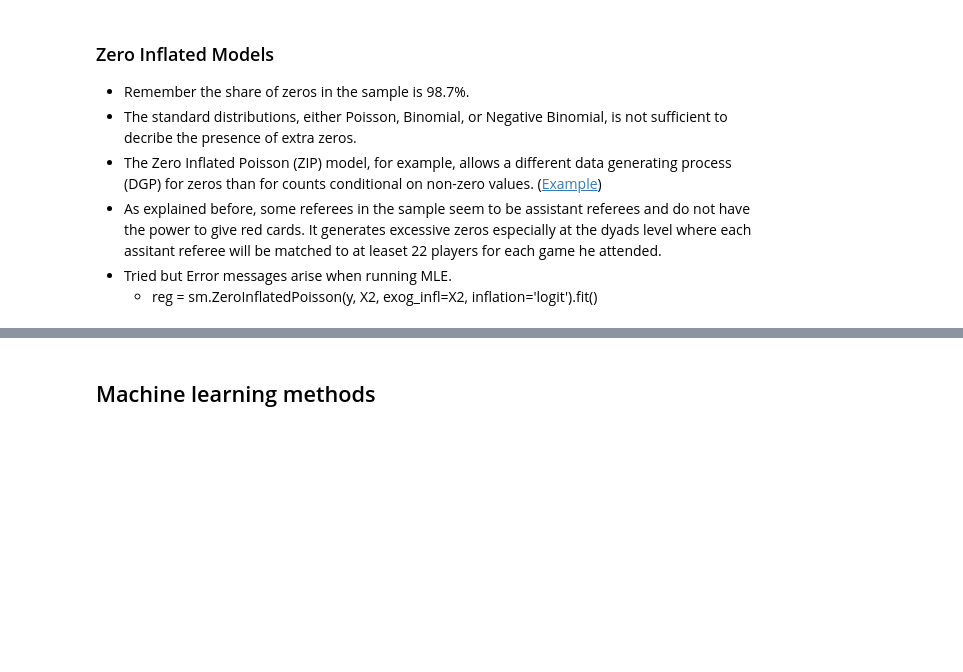
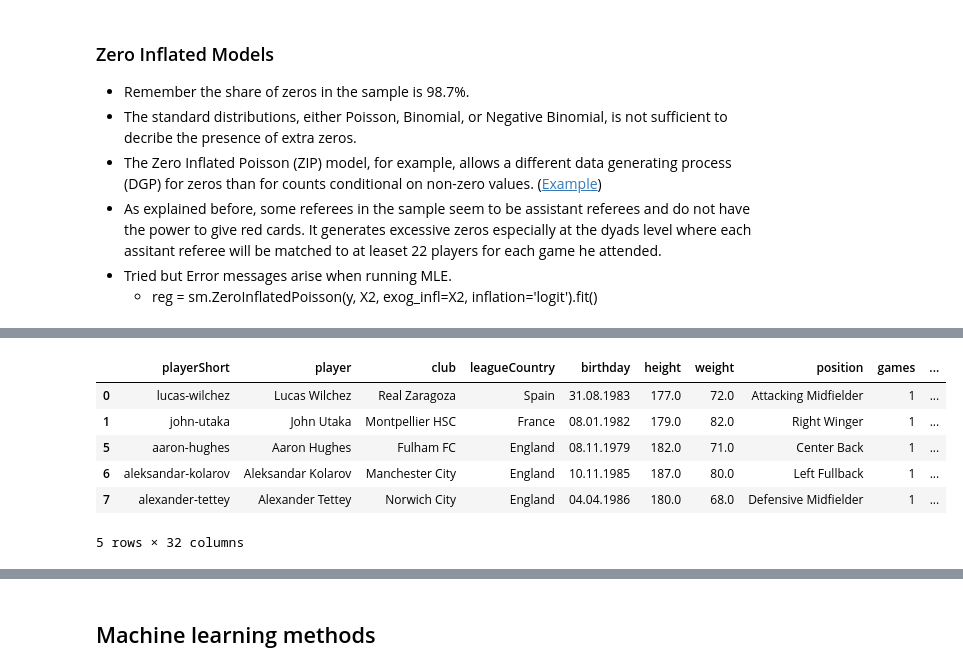
Before and after one commit to xnsue2020/redcards, a Jupyter notebook: redcard.ipynb, the cells around one changed output, grey strips where cells are left out. Cells and saved outputs as stored; diff of their text form; code cells hidden in the pictures; blank space fills up the shorter version.

```diff
--- a/redcard.ipynb
+++ b/redcard.ipynb
@@ -662,0 +673,30 @@ summary_col([reg31, reg32, reg34, reg35, reg37, reg38],
+# %%
+## Prepare the sample: start from load the data section
+
+df.dropna(inplace=True) # drop obs without skin color rating
+df['avgcolor'] = df[['rater1', 'rater2']].mean(axis=1)
+df['dark2'] = (df.avgcolor >= 0.75)*1
+df['birthyr'] = df['birthday'].str[-4:].astype(int)
+
+random.seed(2020)
+n = len(df)
+rdnum = random.sample(range(n), n) # gen random number from 0 to n-1
+temp1 = df['dark2'].iloc[rdnum] # use the random number as index to subset avgcolor
+temp2 = np.array(temp1) # save the 'values' without alignments
+df['dark2_rd'] = temp2 # assign the randomized skin color to a new column
+
+df.head()
+
+## Note:
+# df.avgcolor.sample(frac=1, replace=False, random_state=2020) does not work because
+# pandas aligns all AXES when setting Series and DataFrame from .loc, and .iloc.
+# This will not modify df because the column alignment is before value assignment.
+# i.e., an identical column will be generated using df.sample()
+# %% [output]
+|  | playerShort | player | club | leagueCountry | birthday | height | weight | position | games | ... |
+| 0 | lucas-wilchez | Lucas Wilchez | Real Zaragoza | Spain | 31.08.1983 | 177.0 | 72.0 | Attacking Midfielder | 1 | ... |
+| 1 | john-utaka | John Utaka | Montpellier HSC | France | 08.01.1982 | 179.0 | 82.0 | Right Winger | 1 | ... |
+| 5 | aaron-hughes | Aaron Hughes | Fulham FC | England | 08.11.1979 | 182.0 | 71.0 | Center Back | 1 | ... |
+| 6 | aleksandar-kolarov | Aleksandar Kolarov | Manchester City | England | 10.11.1985 | 187.0 | 80.0 | Left Fullback | 1 | ... |
+| 7 | alexander-tettey | Alexander Tettey | Norwich City | England | 04.04.1986 | 180.0 | 68.0 | Defensive Midfielder | 1 | ... |
+5 rows × 32 columns
```
Also changed, not shown: parts of 9 cells of this notebook.
